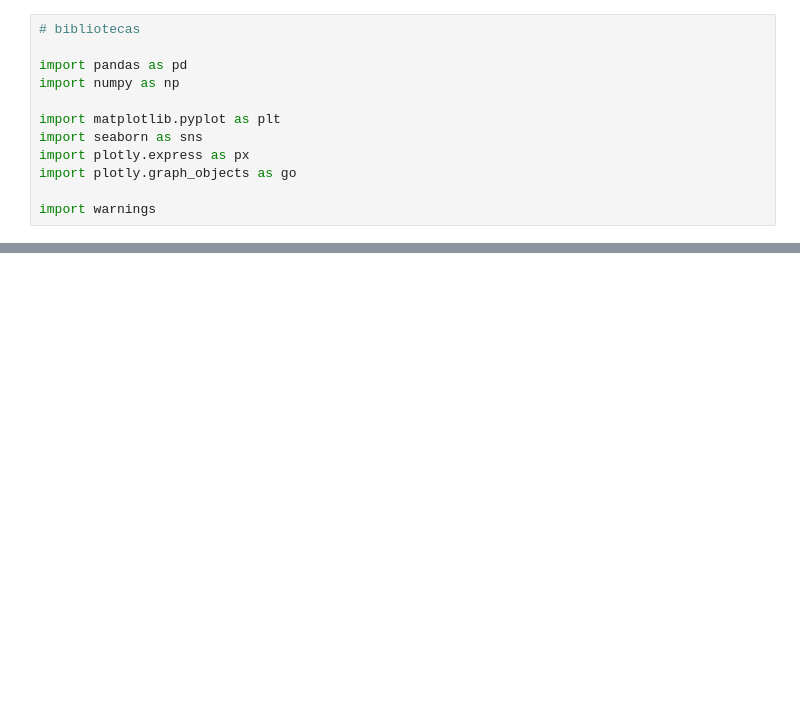
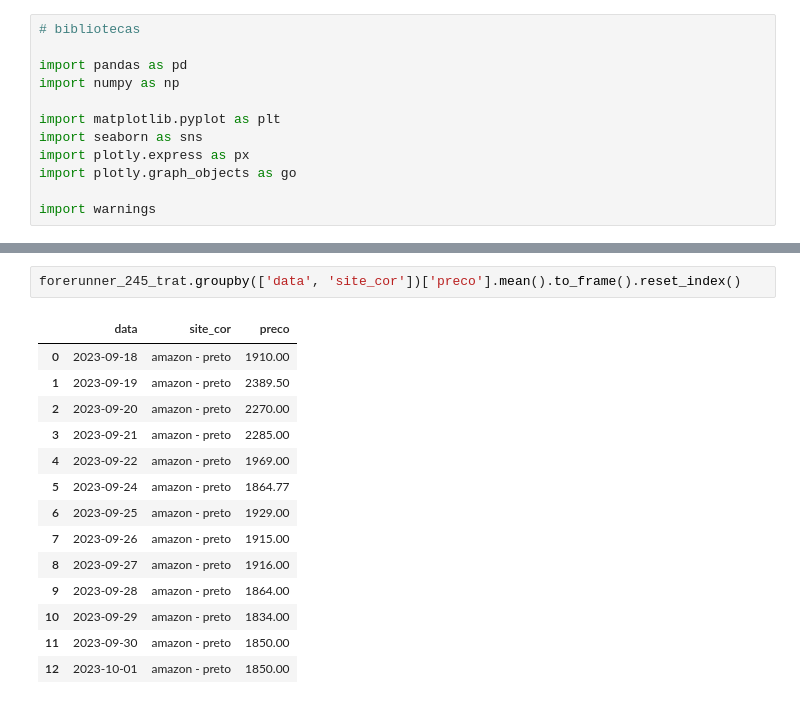
Before and after one commit to leticiafaria7/monitoramento-precos, a Jupyter notebook: testes.ipynb, the cells around one changed output, grey strips where cells are left out. Cells and saved outputs as stored; diff of their text form; blank space fills up the shorter version.

```diff
--- a/testes.ipynb
+++ b/testes.ipynb
@@ -58,0 +59,17 @@ ValueError: Mime type rendering requires nbformat>=4.2.0 but it is not installed
+# %%
+forerunner_245_trat.groupby(['data', 'site_cor'])['preco'].mean().to_frame().reset_index()
+# %% [output]
+|  | data | site_cor | preco |
+| 0 | 2023-09-18 | amazon - preto | 1910.00 |
+| 1 | 2023-09-19 | amazon - preto | 2389.50 |
+| 2 | 2023-09-20 | amazon - preto | 2270.00 |
+| 3 | 2023-09-21 | amazon - preto | 2285.00 |
+| 4 | 2023-09-22 | amazon - preto | 1969.00 |
+| 5 | 2023-09-24 | amazon - preto | 1864.77 |
+| 6 | 2023-09-25 | amazon - preto | 1929.00 |
+| 7 | 2023-09-26 | amazon - preto | 1915.00 |
+| 8 | 2023-09-27 | amazon - preto | 1916.00 |
+| 9 | 2023-09-28 | amazon - preto | 1864.00 |
+| 10 | 2023-09-29 | amazon - preto | 1834.00 |
+| 11 | 2023-09-30 | amazon - preto | 1850.00 |
+| 12 | 2023-10-01 | amazon - preto | 1850.00 |
```
Also changed, not shown: parts of 3 cells of this notebook, 1 other file.
